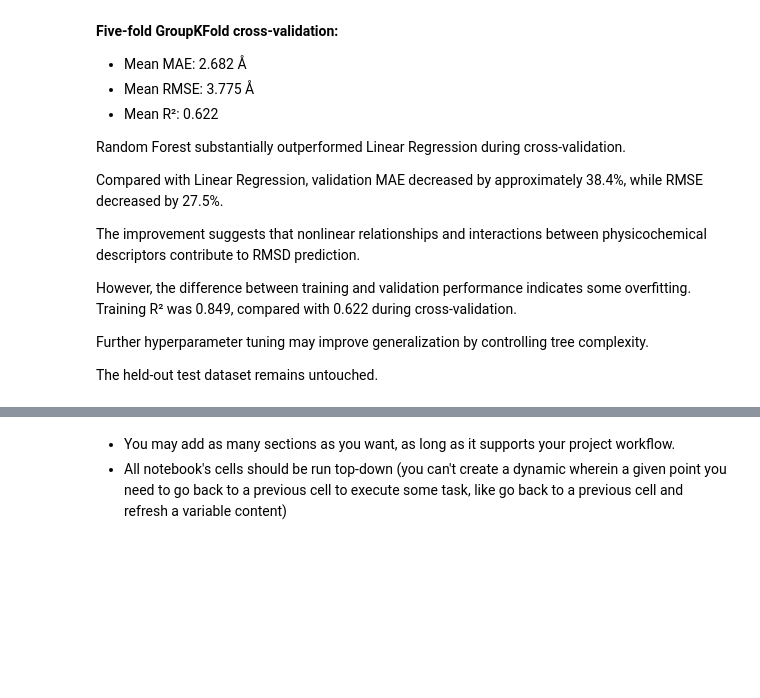
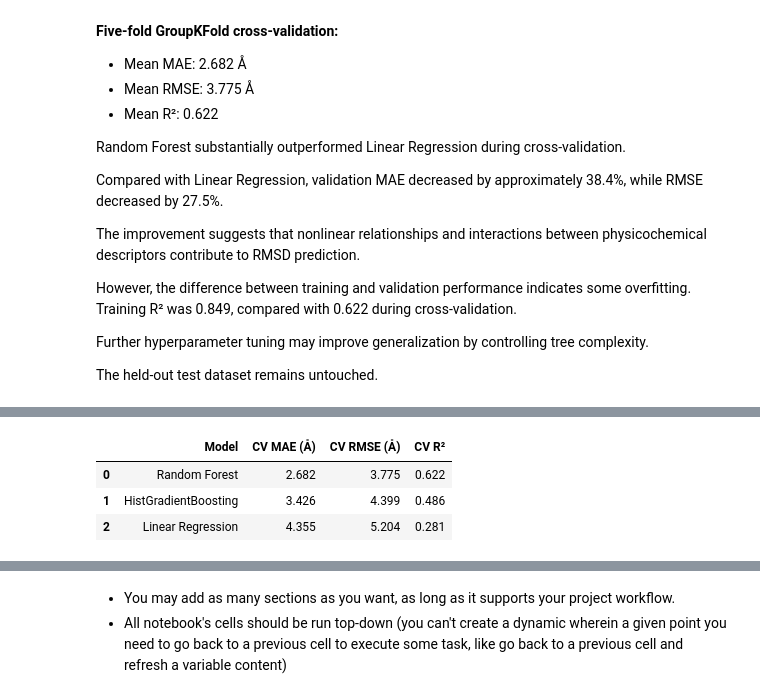
Before and after one commit to trasneaiulian/ProteinStruct-ML, a Jupyter notebook: jupyter_notebooks/03_Modeling.ipynb, the cells around one changed output, grey strips where cells are left out. Cells and saved outputs as stored; diff of their text form; code cells hidden in the pictures; blank space fills up the shorter version.

Commit message:
Compare regression models and select Random Forest

```diff
--- a/jupyter_notebooks/03_Modeling.ipynb
+++ b/jupyter_notebooks/03_Modeling.ipynb
@@ -509,0 +635,38 @@ The held-out test dataset remains untouched.
+# %%
+# Compare cross-validation performance across models
+
+model_comparison = pd.DataFrame({
+    "Model": [
+        "Linear Regression",
+        "Random Forest",
+        "HistGradientBoosting"
+    ],
+    "CV MAE (Å)": [
+        -linear_cv["test_MAE"].mean(),
+        -rf_cv["test_MAE"].mean(),
+        -hgb_cv["test_MAE"].mean()
+    ],
+    "CV RMSE (Å)": [
+        -linear_cv["test_RMSE"].mean(),
+        -rf_cv["test_RMSE"].mean(),
+        -hgb_cv["test_RMSE"].mean()
+    ],
+    "CV R²": [
+        linear_cv["test_R2"].mean(),
+        rf_cv["test_R2"].mean(),
+        hgb_cv["test_R2"].mean()
+    ]
+})
+
+model_comparison = (
+    model_comparison
+    .sort_values("CV MAE (Å)")
+    .reset_index(drop=True)
+)
+
+display(model_comparison.round(3))
+# %% [output]
+|  | Model | CV MAE (Å) | CV RMSE (Å) | CV R² |
+| 0 | Random Forest | 2.682 | 3.775 | 0.622 |
+| 1 | HistGradientBoosting | 3.426 | 4.399 | 0.486 |
+| 2 | Linear Regression | 4.355 | 5.204 | 0.281 |
```
Also changed, not shown: parts of 6 cells of this notebook.
